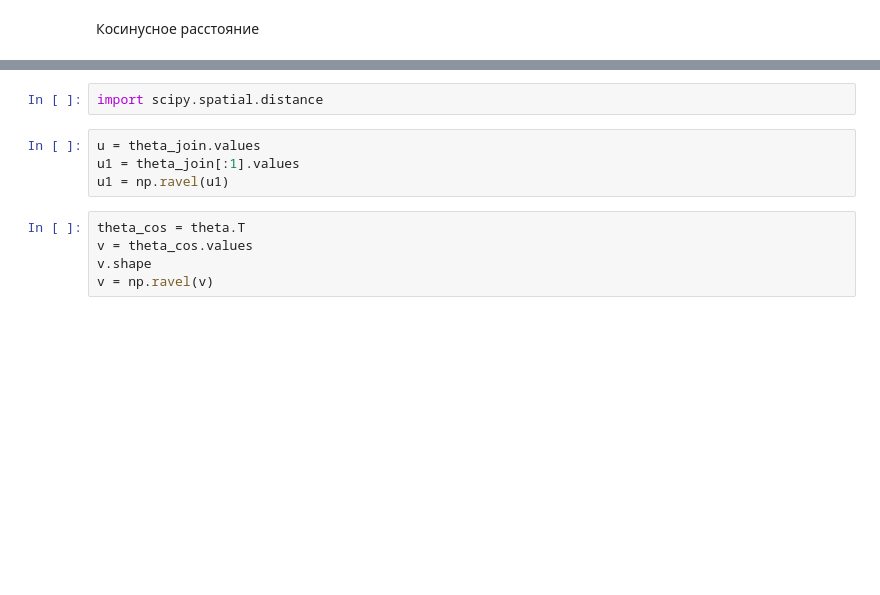
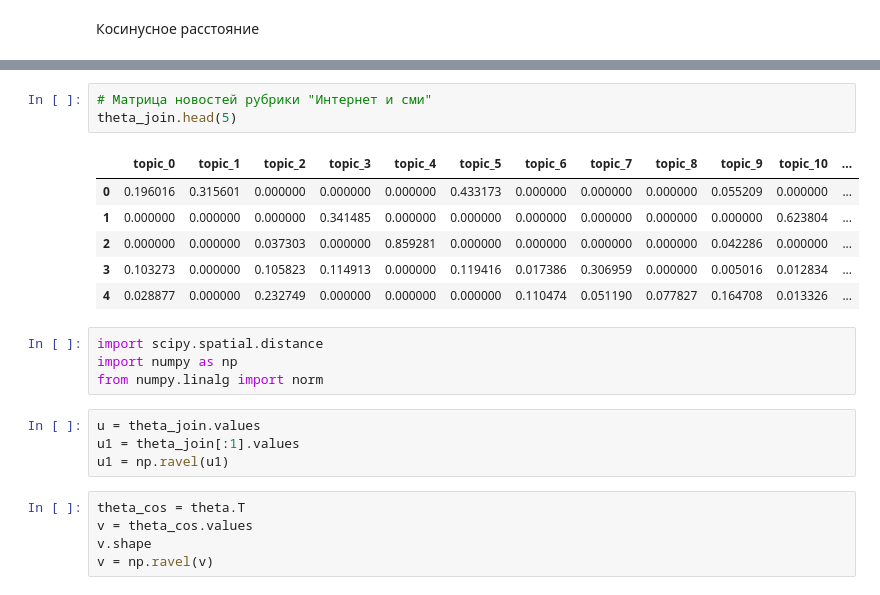
Before and after one commit to vtrokhymenko/topic_news, a Jupyter notebook: bigartm/search_topic.ipynb, the cells around one changed output, grey strips where cells are left out. Drawn from its saved outputs; the diff is of its cells as text; blank space fills up the shorter version.

```diff
--- a/bigartm/search_topic.ipynb
+++ b/bigartm/search_topic.ipynb
@@ -226,5 +233,17 @@ for i in range (a.shape[0]):
+# %%
+# Матрица новостей рубрики "Интернет и сми"
+theta_join.head(5)
+# %% [output]
+|  | topic_0 | topic_1 | topic_2 | topic_3 | topic_4 | topic_5 | topic_6 | topic_7 | topic_8 | topic_9 | topic_10 | ... |
+| 0 | 0.196016 | 0.315601 | 0.000000 | 0.000000 | 0.000000 | 0.433173 | 0.000000 | 0.000000 | 0.000000 | 0.055209 | 0.000000 | ... |
+| 1 | 0.000000 | 0.000000 | 0.000000 | 0.341485 | 0.000000 | 0.000000 | 0.000000 | 0.000000 | 0.000000 | 0.000000 | 0.623804 | ... |
+| 2 | 0.000000 | 0.000000 | 0.037303 | 0.000000 | 0.859281 | 0.000000 | 0.000000 | 0.000000 | 0.000000 | 0.042286 | 0.000000 | ... |
+| 3 | 0.103273 | 0.000000 | 0.105823 | 0.114913 | 0.000000 | 0.119416 | 0.017386 | 0.306959 | 0.000000 | 0.005016 | 0.012834 | ... |
+| 4 | 0.028877 | 0.000000 | 0.232749 | 0.000000 | 0.000000 | 0.000000 | 0.110474 | 0.051190 | 0.077827 | 0.164708 | 0.013326 | ... |
 # %%
 import scipy.spatial.distance
+import numpy as np
+from numpy.linalg import norm
 # %%
 u = theta_join.values
 u1 = theta_join[:1].values
```
Also changed, not shown: parts of 30 cells of this notebook.
